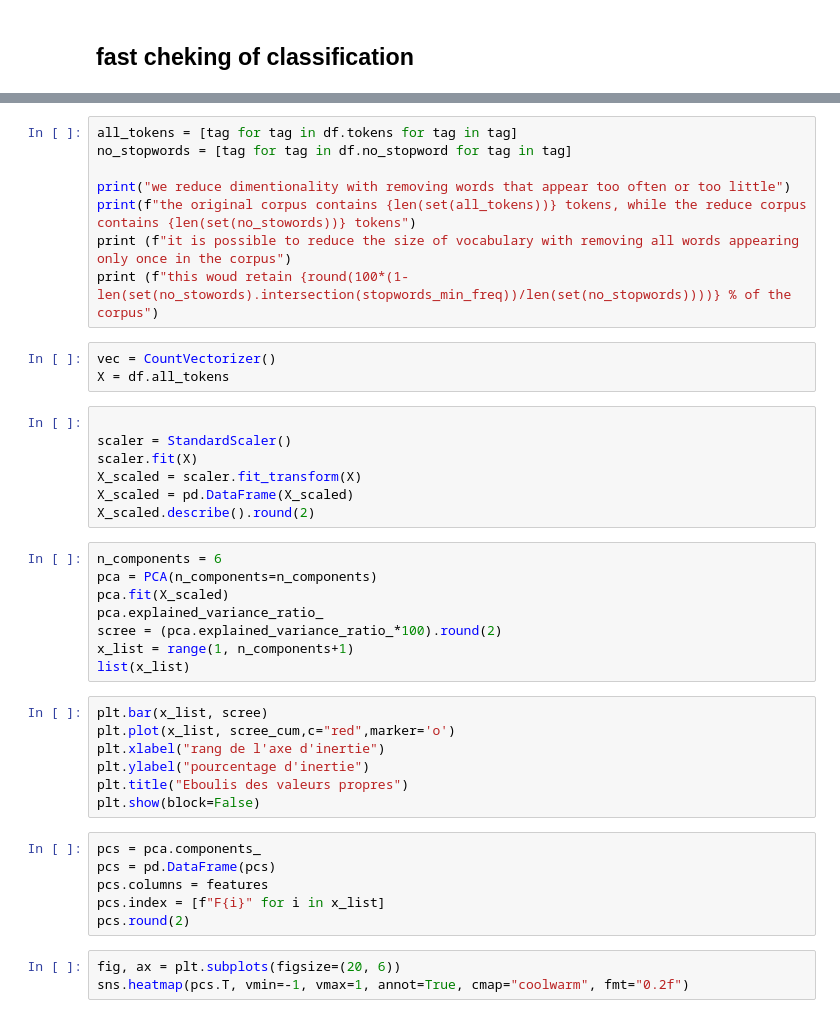
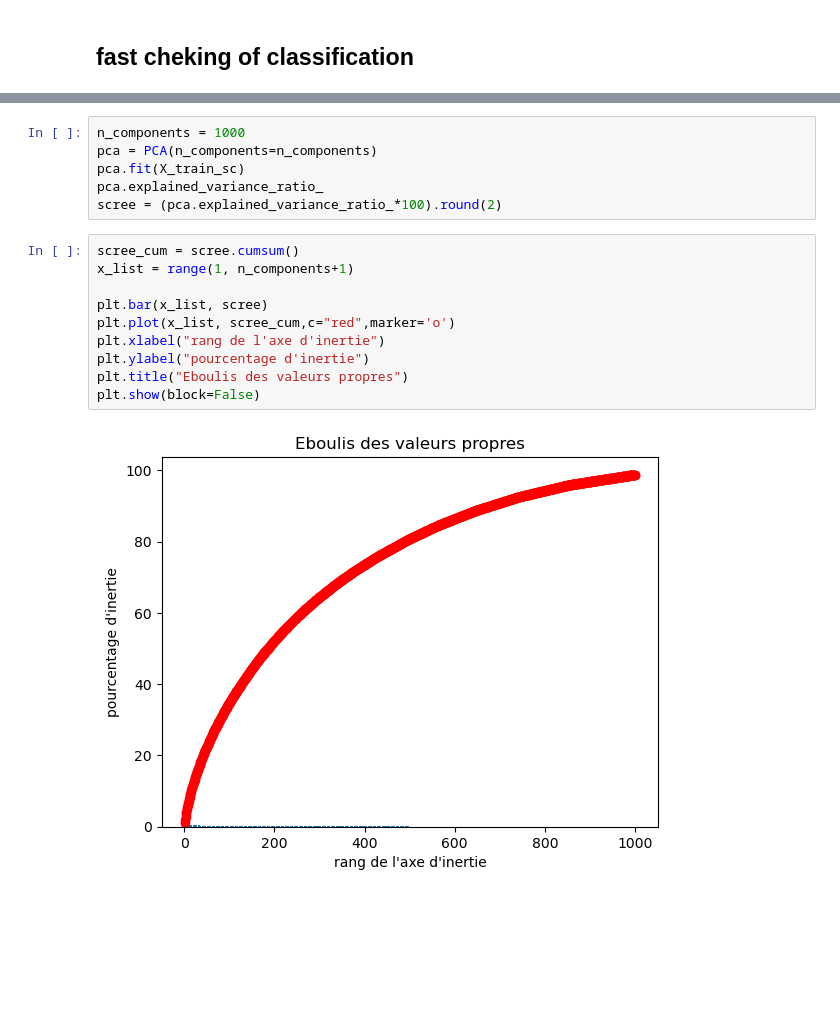
Before and after one commit to RCaz33/API_predict, a Jupyter notebook: cazelles-remi-notebook-exploration-06-2023.ipynb, the cells around one changed output, grey strips where cells are left out. Drawn from its saved outputs; the diff is of its cells as text; blank space fills up the shorter version.

```diff
--- a/cazelles-remi-notebook-exploration-06-2023.ipynb
+++ b/cazelles-remi-notebook-exploration-06-2023.ipynb
@@ -569,42 +613,18 @@ for classifier in classifiers:
-# %%
-all_tokens = [tag for tag in df.tokens for tag in tag]
-no_stopwords = [tag for tag in df.no_stopword for tag in tag]
-
-print("we reduce dimentionality with removing words that appear too often or too little")
-print(f"the original corpus contains {len(set(all_tokens))} tokens, while the reduce corpus contains {len(set(no_stowords))} tokens")
-print (f"it is possible to reduce the size of vocabulary with removing all words appearing only once in the corpus")
-print (f"this woud retain {round(100*(1-len(set(no_stowords).intersection(stopwords_min_freq))/len(set(no_stopwords))))} % of the corpus")
-# %%
-vec = CountVectorizer()
-X = df.all_tokens
-# %%
-
-scaler = StandardScaler()
-scaler.fit(X)
-X_scaled = scaler.fit_transform(X)
-X_scaled = pd.DataFrame(X_scaled)
-X_scaled.describe().round(2)
 # %%
-n_components = 6
+n_components = 1000
 pca = PCA(n_components=n_components)
-pca.fit(X_scaled)
+pca.fit(X_train_sc)
 pca.explained_variance_ratio_
 scree = (pca.explained_variance_ratio_*100).round(2)
-x_list = range(1, n_components+1)
-list(x_list)
 # %%
+scree_cum = scree.cumsum()
+x_list = range(1, n_components+1)
+
 plt.bar(x_list, scree)
 plt.plot(x_list, scree_cum,c="red",marker='o')
 plt.xlabel("rang de l'axe d'inertie")
 plt.ylabel("pourcentage d'inertie")
 plt.title("Eboulis des valeurs propres")
 plt.show(block=False)
+# %% [output]
+[figure, added]
-# %%
-pcs = pca.components_
-pcs = pd.DataFrame(pcs)
-pcs.columns = features
-pcs.index = [f"F{i}" for i in x_list]
-pcs.round(2)
-# %%
-fig, ax = plt.subplots(figsize=(20, 6))
-sns.heatmap(pcs.T, vmin=-1, vmax=1, annot=True, cmap="coolwarm", fmt="0.2f")
```
Also changed, not shown: parts of 26 cells of this notebook.
